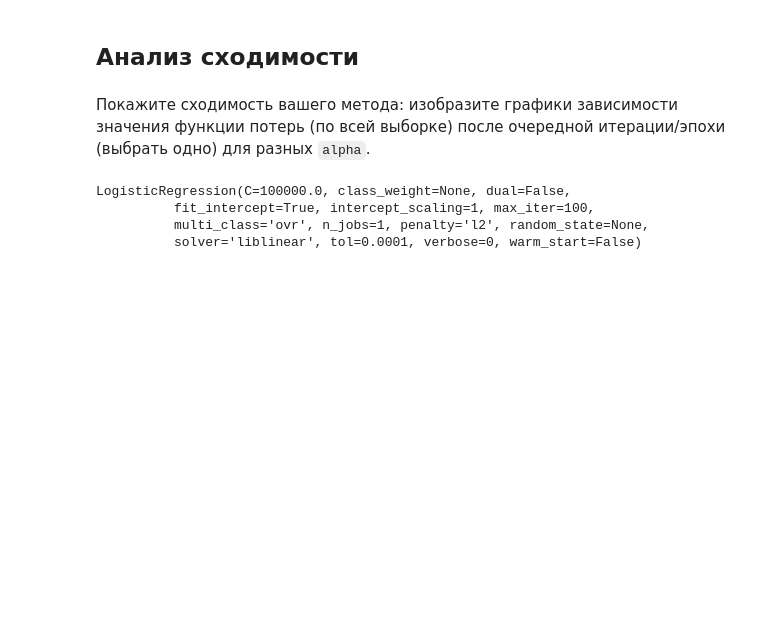
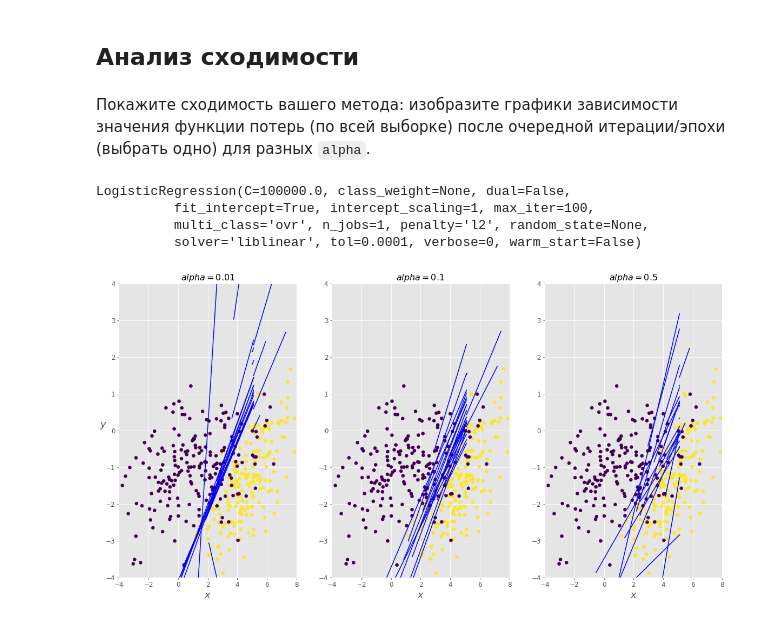
Before and after one commit to Albinamkh21/ds_hw, a Jupyter notebook: homework3_logreg.ipynb, the cells around one changed output. Saved outputs shown, nothing was run; the diff lists cells and outputs as text; code cells hidden in the pictures; blank space fills up the shorter version.

```diff
--- a/homework3_logreg.ipynb
+++ b/homework3_logreg.ipynb
@@ -169,3 +162,47 @@ LogisticRegression(C=100000.0, class_weight=None, dual=False,
           fit_intercept=True, intercept_scaling=1, max_iter=100,
           multi_class='ovr', n_jobs=1, penalty='l2', random_state=None,
           solver='liblinear', tol=0.0001, verbose=0, warm_start=False)
+# %%
+def plot_gd_examples():
+    plt.rcParams['axes.labelsize'] = 14
+    plt.rcParams['xtick.labelsize'] = 12
+    plt.rcParams['ytick.labelsize'] = 12
+    theta_path_bgd = []
+
+    def plot_gradient_descent(theta, alpha, theta_path=None):
+
+        m = len(X_new)
+
+        n_iterations = 25
+        for epoch in range(n_iterations):
+            p = np.random.permutation(m)
+            for idx in p:
+                random_index = np.random.randint(m)
+                xi = X_new[[idx], :]
+                yi = y[idx]
+                sg = 1/(1+math.exp(-np.dot(xi,theta)))
+                gradients = (sg - yi)*xi
+                theta = theta - alpha * gradients.T
+                xx = np.array([xi[0][0],X_new[0][0]])
+                yy = np.array([(-theta[2]-theta[0]*xi[0][0])/theta[1],(-theta[2]-theta[0]*X_new[0][0])/theta[1]])
+
+            plt.plot(xx, yy, "b-")
+
+        plt.xlabel("$x$", fontsize=18)
+        plt.axis([-4, 8, -4, 4])
+        plt.title(r"$alpha = {}$".format(alpha), fontsize=16)
+
+    np.random.seed(42)
+    theta = np.random.randn(3,1)
+
+    plt.figure(figsize=(20,10))
+    plt.subplot(131); plt.scatter(X[:,0], X[:,1], c=y);plot_gradient_descent(theta, alpha=0.01)
+    plt.ylabel("$y$", rotation=0, fontsize=18)
+    plt.subplot(132); plt.scatter(X[:,0], X[:,1], c=y); plot_gradient_descent(theta, alpha=0.1, theta_path=theta_path_bgd)
+    plt.subplot(133);plt.scatter(X[:,0], X[:,1], c=y); plot_gradient_descent(theta, alpha=0.5)
+
+    plt.show()
+
+plot_gd_examples()
+# %% [output]
+[figure, added]
```
Also changed, not shown: parts of 6 cells of this notebook.
